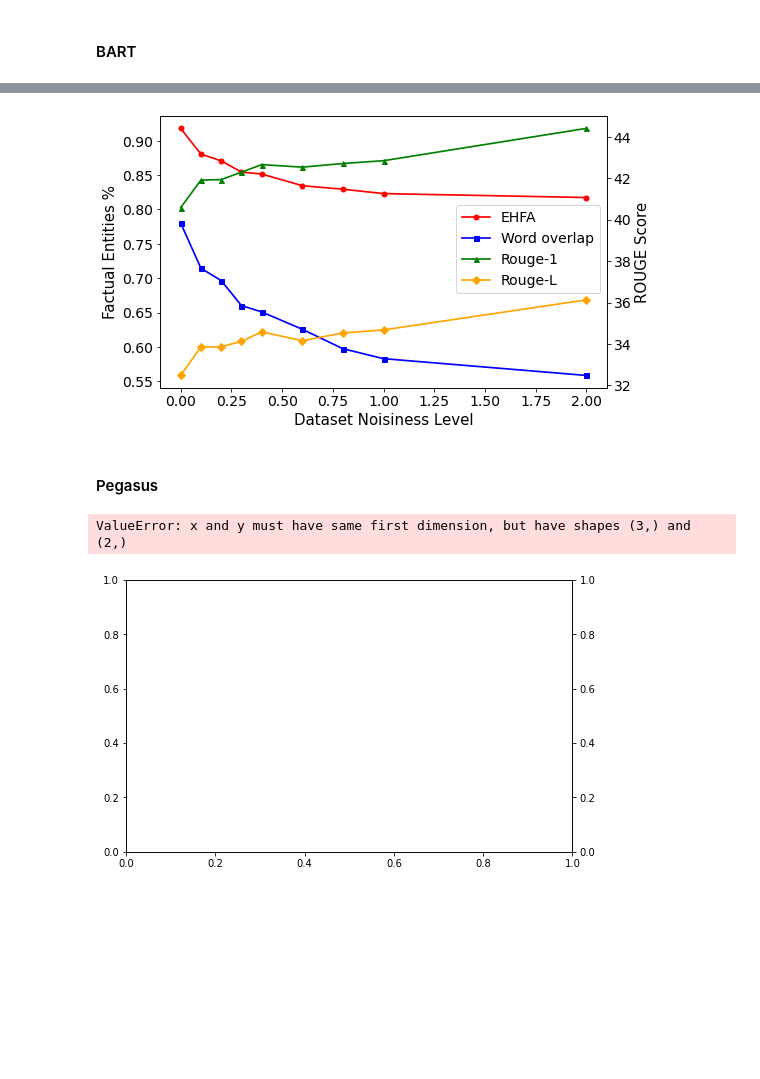
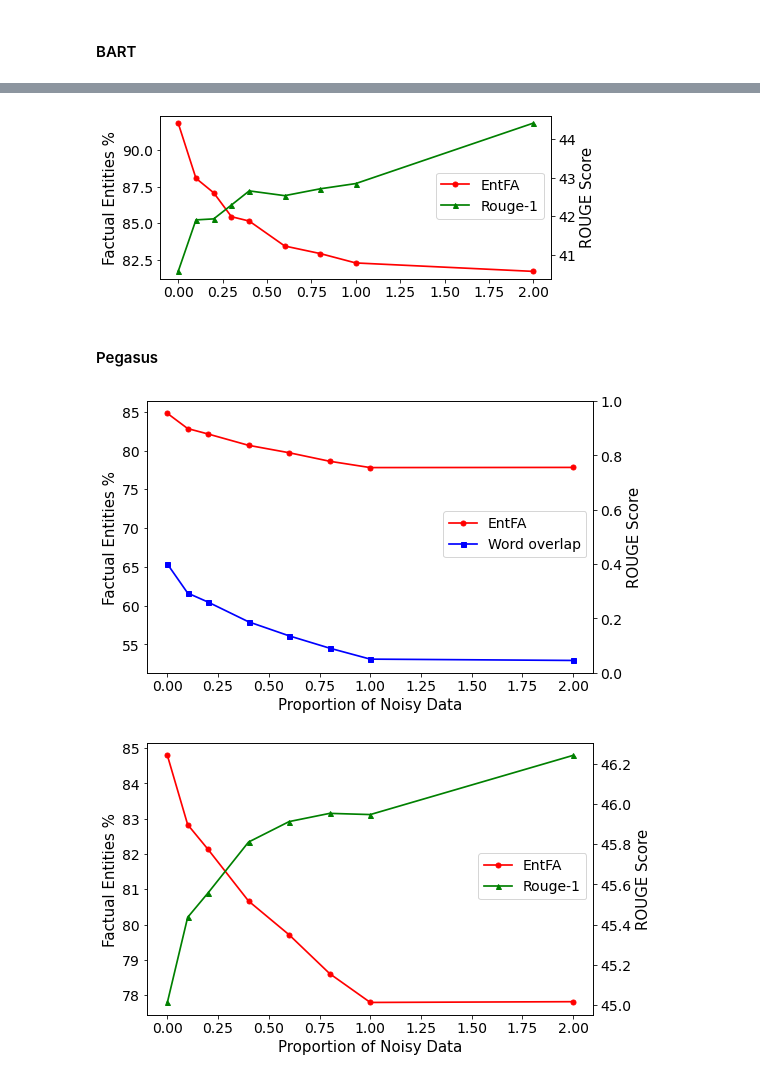
Before and after one commit to mcao610/hallucination_detection, a Jupyter notebook: notebooks/noise_percent_diagram.ipynb, the cells around one changed output, grey strips where cells are left out. Drawn from its saved outputs; the diff is of its cells as text; code cells hidden in the pictures; blank space fills up the shorter version.

```diff
--- a/notebooks/noise_percent_diagram.ipynb
+++ b/notebooks/noise_percent_diagram.ipynb
@@ -41,35 +79,33 @@ Rouge_l = [0.32481, 0.33854, 0.33866, 0.34128, 0.34583, 0.34156, 0.34533, 0.3467
 # %%
 # plt.figure(figsize=(4.5, 3.5))
-fig, ax1 = plt.subplots(figsize=(8, 5))
+fig, ax1 = plt.subplots(figsize=(7, 3))
 ax2 = ax1.twinx()
+# plt.gcf().subplots_adjust(bottom=0.2)
 
-l1, = ax1.plot(percentage, prediction_factuality, marker='o', markersize=5.0, color='red', lw=1.7, label='EHFA')
-l2, = ax1.plot(percentage, [1 - o for o in overlap], marker="s", markersize=5.0, color='blue', lw=1.7, label='Word overlap')
+l1, = ax1.plot(percentage, [p * 100 for p in prediction_factuality], marker='o', markersize=5.0, color='red', lw=1.7, label='EntFA')
+# l2, = ax1.plot(percentage, [(1 - o) * 100 for o in overlap], marker="s", markersize=5.0, color='blue', lw=1.7, label='Word Overlap Baseline')
 l3, = ax2.plot(percentage, [r * 100 for r in Rouge_1], marker="^", markersize=5.0, color='green', lw=1.7, label='Rouge-1')
 # l4, = ax2.plot(percentage, [r * 100 for r in Rouge_2], marker='8', markersize=5.0, color='pink', lw=1.7, label='Rouge-2')
-l5, = ax2.plot(percentage, [r * 100 for r in Rouge_l], marker='D', markersize=5.0, color='orange', lw=1.7, label='Rouge-L')
+# l5, = ax2.plot(percentage, [r * 100 for r in Rouge_l], marker='D', markersize=5.0, color='orange', lw=1.7, label='Rouge-L')
 
-# plt.plot([0, 1], [0, 1], color='navy', lw=lw, linestyle='--')
 # plt.xlim([0.0, 1.0])
 # ax1.set_ylim([0.50, 1.0])
 
-ax1.set_xlabel('Dataset Noisiness Level', fontweight ='normal', fontsize=15)
+# ax1.set_xlabel('Proportion of Noisy Data', fontweight ='normal', fontsize=15)
 ax1.set_ylabel('Factual Entities %', fontweight ='normal', fontsize=15)
 ax2.set_ylabel('ROUGE Score', fontweight ='normal', fontsize=15)
 
-# plt.title('ROC Curve ')
-# fig.legend(loc="center right", borderaxespad=5.0)
 fig.legend(loc="center right", bbox_to_anchor=(0.9,0.51), fontsize=14)
 # fig.legend([l1, l2, l3],
 #            labels=['EHFA', 'Overlap', 'Rouge-1'],
 #            loc="center right",
 #            borderaxespad=0.1)
 ax1.tick_params(axis='both', which='major', labelsize=14)
 ax2.tick_params(axis='both', which='major', labelsize=14)
 
-plt.savefig('figures/noise.pdf', dpi=600)
+plt.savefig('figures/noise_2.pdf', dpi=600)
 plt.show()
 # %% [output]
-[figure, old version]
+[figure, new version]
 # %% [markdown]
 #### Pegasus
@@ -95,21 +141,20 @@ Rouge_l = [0.37052]
 fig, ax1 = plt.subplots(figsize=(8, 5))
 ax2 = ax1.twinx()
 
-l1, = ax1.plot(percentage, prediction_factuality, marker='o', markersize=5.0, color='red', lw=1.7, label='EHFA')
-l2, = ax1.plot(percentage, [1 - o for o in overlap], marker="s", markersize=5.0, color='blue', lw=1.7, label='Word overlap')
-l3, = ax2.plot(percentage, [r * 100 for r in Rouge_1], marker="^", markersize=5.0, color='green', lw=1.7, label='Rouge-1')
-# l4, = ax2.plot(percentage, [r * 100 for r in Rouge_2], marker='8', markersize=5.0, color='pink', lw=1.7, label='Rouge-2')
-l5, = ax2.plot(percentage, [r * 100 for r in Rouge_l], marker='D', markersize=5.0, color='orange', lw=1.7, label='Rouge-L')
+l1, = ax1.plot(pegasus_percentage, [p * 100 for p in pegasus_prediction_factuality], marker='o', markersize=5.0, color='red', lw=1.7, label='EntFA')
+l2, = ax1.plot(pegasus_percentage, [(1 - o) * 100 for o in pegasus_overlap], marker="s", markersize=5.0, color='blue', lw=1.7, label='Word overlap')
+# l3, = ax2.plot(pegasus_percentage, [r * 100 for r in pegasus_Rouge_1], marker="^", markersize=5.0, color='green', lw=1.7, label='Rouge-1')
+# l4, = ax2.plot(pegasus_percentage, [r * 100 for r in pegasus_Rouge_2], marker='8', markersize=5.0, color='pink', lw=1.7, label='Rouge-2')
+# l5, = ax2.plot(pegasus_percentage, [r * 100 for r in pegasus_Rouge_l], marker='D', markersize=5.0, color='orange', lw=1.7, label='Rouge-L')
 
 # plt.plot([0, 1], [0, 1], color='navy', lw=lw, linestyle='--')
 # plt.xlim([0.0, 1.0])
 # ax1.set_ylim([0.50, 1.0])
 
-ax1.set_xlabel('Dataset Noisiness Level', fontweight ='normal', fontsize=15)
+ax1.set_xlabel('Proportion of Noisy Data', fontweight ='normal', fontsize=15)
 ax1.set_ylabel('Factual Entities %', fontweight ='normal', fontsize=15)
 ax2.set_ylabel('ROUGE Score', fontweight ='normal', fontsize=15)
 
-# plt.title('ROC Curve ')
 # fig.legend(loc="center right", borderaxespad=5.0)
 fig.legend(loc="center right", bbox_to_anchor=(0.9,0.51), fontsize=14)
 # fig.legend([l1, l2, l3],
@@ -119,8 +164,41 @@ fig.legend(loc="center right", bbox_to_anchor=(0.9,0.51), fontsize=14)
 ax1.tick_params(axis='both', which='major', labelsize=14)
 ax2.tick_params(axis='both', which='major', labelsize=14)
 
-plt.savefig('figures/noise.pdf', dpi=600)
+# plt.title('Pegasus Evaluation')
+plt.savefig('figures/noise_pegasus_1.pdf', dpi=600)
 plt.show()
 # %% [output]
-ValueError: x and y must have same first dimension, but have shapes (3,) and (2,)
-[figure, old version]
+[figure, new version]
+# %%
+# plt.figure(figsize=(4.5, 3.5))
+fig, ax1 = plt.subplots(figsize=(8, 5))
+ax2 = ax1.twinx()
+
+l1, = ax1.plot(pegasus_percentage, [p * 100 for p in pegasus_prediction_factuality], marker='o', markersize=5.0, color='red', lw=1.7, label='EntFA')
+# l2, = ax1.plot(pegasus_percentage, [(1 - o) * 100 for o in pegasus_overlap], marker="s", markersize=5.0, color='blue', lw=1.7, label='Word overlap')
+l3, = ax2.plot(pegasus_percentage, [r * 100 for r in pegasus_Rouge_1], marker="^", markersize=5.0, color='green', lw=1.7, label='Rouge-1')
+# l4, = ax2.plot(pegasus_percentage, [r * 100 for r in pegasus_Rouge_2], marker='8', markersize=5.0, color='pink', lw=1.7, label='Rouge-2')
+# l5, = ax2.plot(pegasus_percentage, [r * 100 for r in pegasus_Rouge_l], marker='D', markersize=5.0, color='orange', lw=1.7, label='Rouge-L')
+
+# plt.plot([0, 1], [0, 1], color='navy', lw=lw, linestyle='--')
+# plt.xlim([0.0, 1.0])
+# ax1.set_ylim([0.50, 1.0])
+
+ax1.set_xlabel('Proportion of Noisy Data', fontweight ='normal', fontsize=15)
+ax1.set_ylabel('Factual Entities %', fontweight ='normal', fontsize=15)
+ax2.set_ylabel('ROUGE Score', fontweight ='normal', fontsize=15)
+
+# fig.legend(loc="center right", borderaxespad=5.0)
+fig.legend(loc="center right", bbox_to_anchor=(0.9,0.51), fontsize=14)
+# fig.legend([l1, l2, l3],
+#            labels=['EHFA', 'Overlap', 'Rouge-1'],
+#            loc="center right",
+#            borderaxespad=0.1)
+ax1.tick_params(axis='both', which='major', labelsize=14)
+ax2.tick_params(axis='both', which='major', labelsize=14)
+
+# plt.title('Pegasus Evaluation')
+plt.savefig('figures/noise_pegasus_2.pdf', dpi=600)
+plt.show()
+# %% [output]
+[figure, added]
```
Also changed, not shown: parts of 4 cells of this notebook, 1 other file.
